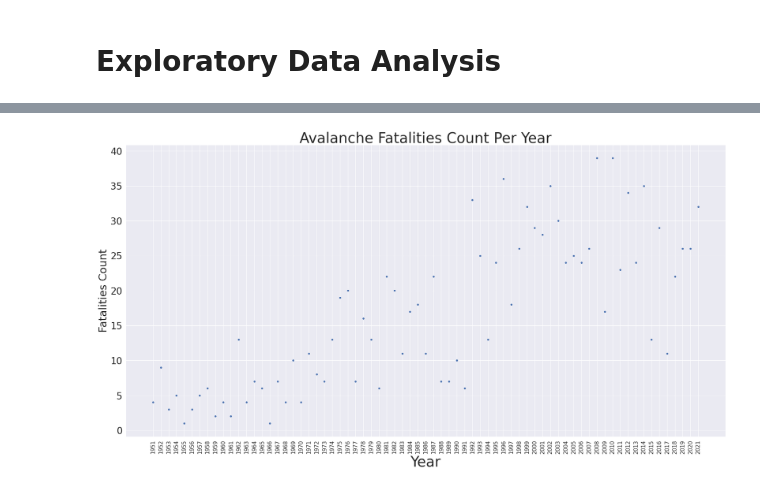
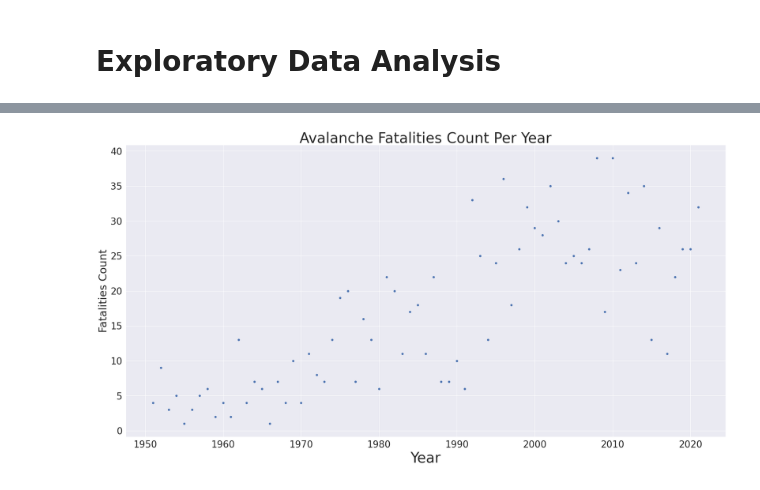
Before and after one commit to reformedgamer/comp4447_finalproject, a Jupyter notebook: secondaryDataset.ipynb, the cells around one changed output, grey strips where cells are left out. Cells and saved outputs as stored; diff of their text form; code cells hidden in the pictures.

```diff
--- a/secondaryDataset.ipynb
+++ b/secondaryDataset.ipynb
@@ -12,9 +15,6 @@ pd.options.mode.chained_assignment = None
 fatal_df = pd.read_excel(open('fatal.xlsx', 'rb'), sheet_name="Data")
 fatal_df = fatal_df.drop(['AvyYear', 'Description', 'Location', 'Setting'], axis = 1)
 fatal_df['YYYY'], fatal_df['MM'], fatal_df['DD'] = fatal_df['YYYY'].astype(int), fatal_df['MM'].astype(int), fatal_df['DD'].astype(int)
-fatal_df['YYYY'], fatal_df['MM'] = fatal_df['YYYY'].astype(str), fatal_df['MM'].astype(str)
-fatal_df['Date'] = fatal_df[['YYYY', 'MM']].agg('-'.join, axis=1)
-fatal_df['YYYY'], fatal_df['MM'], fatal_df['DD'] = fatal_df['YYYY'].astype('category'), fatal_df['MM'].astype('category'), fatal_df['DD'].astype('category')
 fatal_df['State'], fatal_df['PrimaryActivity'], fatal_df['TravelMode'] = fatal_df['State'].astype('category'), fatal_df['PrimaryActivity'].astype('category'), fatal_df['TravelMode'].astype('category')
 fatal_df['Killed'] = fatal_df["Killed"].astype(int)
 fatal_df = fatal_df.rename(columns = {'YYYY':'Year', 'MM':'Month', 'DD':'Day'})
@@ -62,0 +64,11 @@ plt.show()
+# %%
+sns.set(rc={'figure.figsize':(30, 15)})
+ax = sns.countplot(x='PrimaryActivity', data = fatal_df, order = fatal_df['PrimaryActivity'].value_counts(ascending=True).index, edgecolor = "Black", palette='Blues')
+plt.xticks(rotation = 90, fontsize = 24)
+plt.yticks(fontsize=26)
+plt.xlabel("Activity", fontsize=40)
+plt.ylabel("Fatalities Count", fontsize=30)
+plt.title("Avalanche Fatalities per Activity", fontsize = 40)
+for p in ax.patches:
+   ax.annotate('{}'.format(p.get_height()), (p.get_x()+0.09, p.get_height()+1), fontsize=24)
+plt.show()
@@ -63,13 +79,13 @@ plt.show()
 # %%
 grouped_df = fatal_df.groupby(['Year']).sum()
 grouped_df['Year'] = grouped_df.index
 sns.set(rc={'figure.figsize':(30, 15)})
-sns.scatterplot(x = grouped_df["Year"], y = grouped_df['Killed'])
-plt.xticks(rotation = 90, fontsize = 15)
+sns.scatterplot(x = grouped_df["Year"], y = grouped_df['Killed'], s=50)
+plt.xticks(fontsize=26)
 plt.yticks(fontsize=26)
 plt.xlabel("Year", fontsize=40)
 plt.ylabel("Fatalities Count", fontsize=30)
 plt.title("Avalanche Fatalities Count Per Year", fontsize = 40)
 plt.show()
 # %% [output]
-[figure, old version]
+[figure, new version]
```
Also changed, not shown: parts of 13 cells of this notebook.
